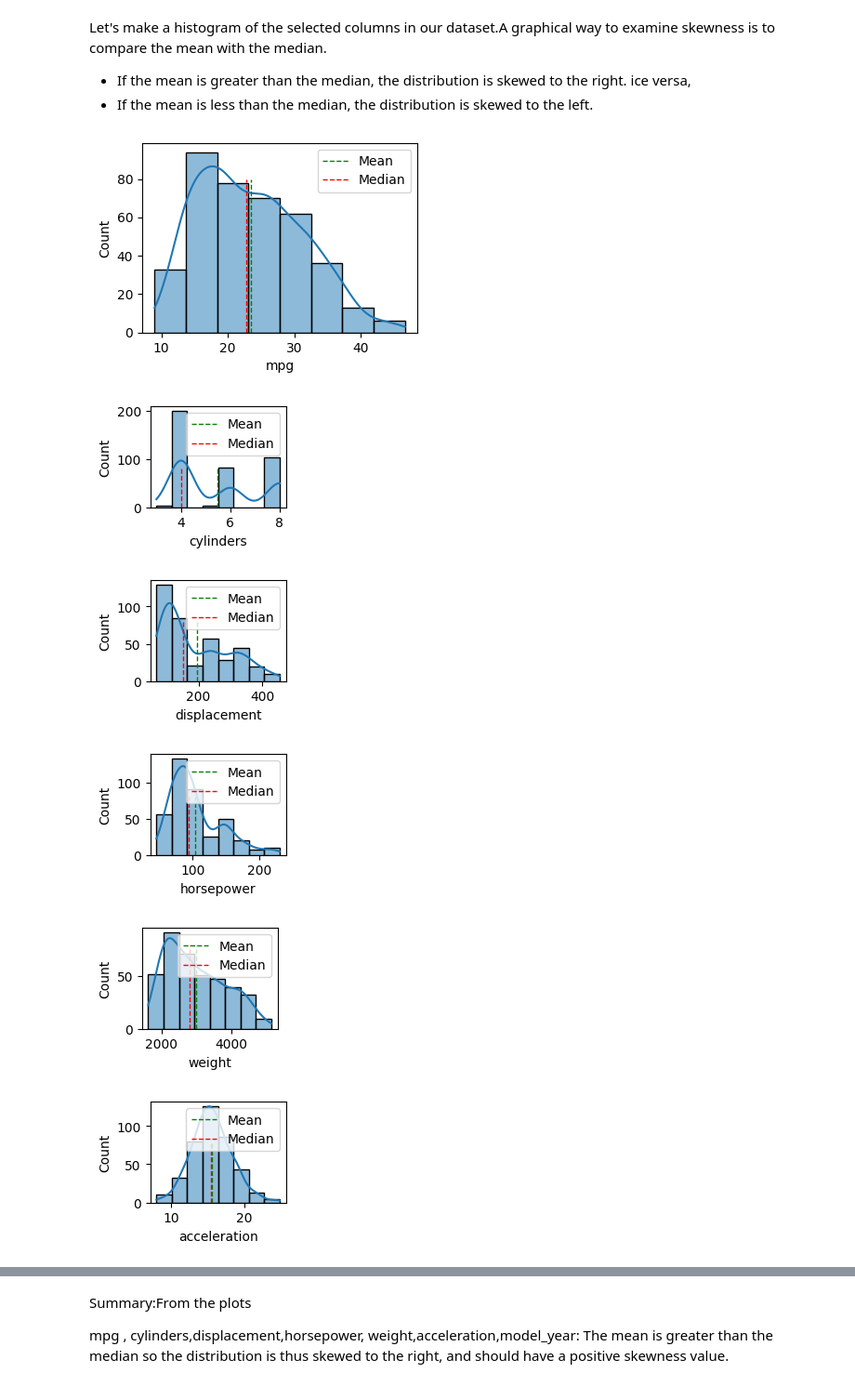
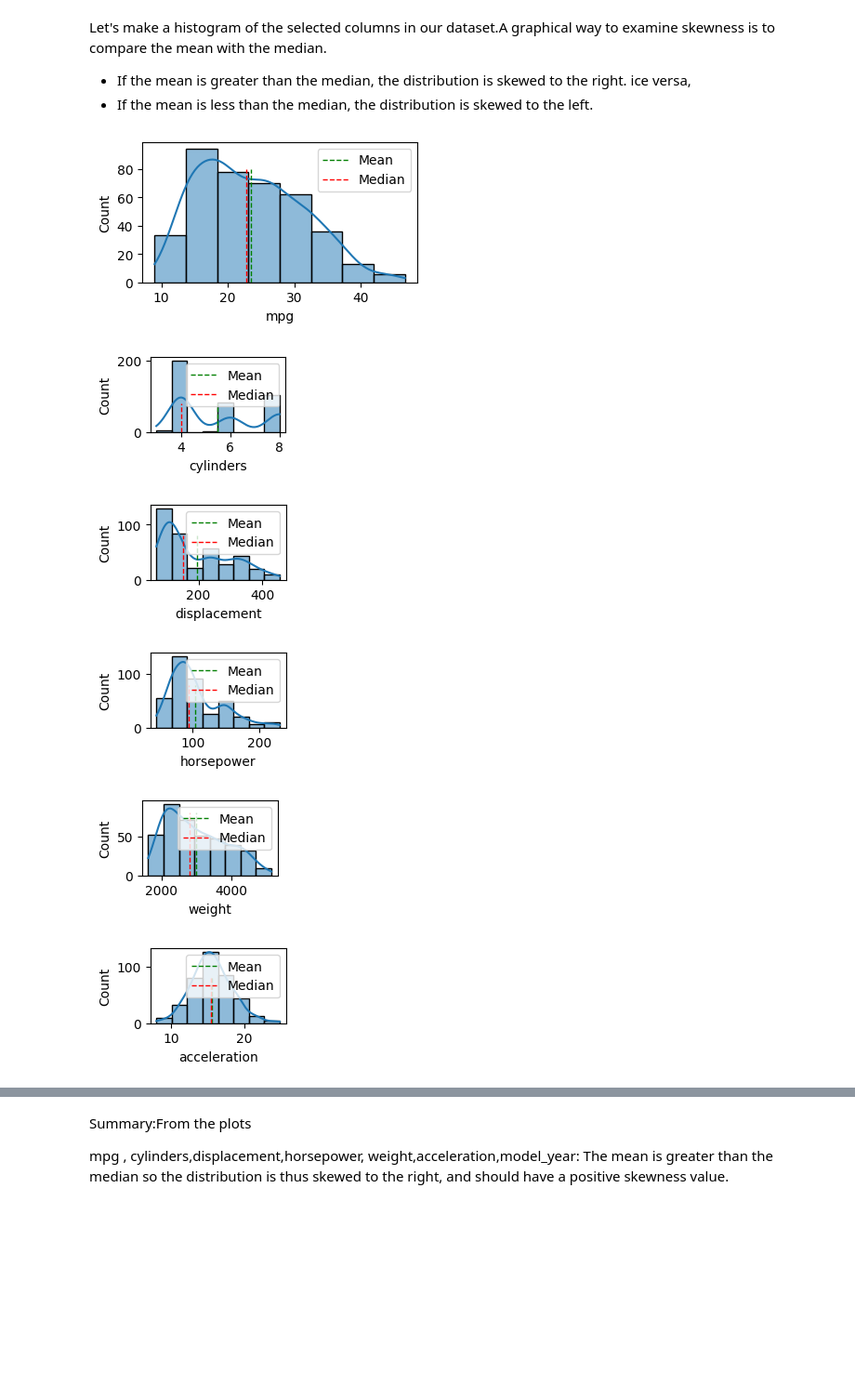
Before and after one commit to VineelaNedunuri/Statistiska_metoder-vineela-nedunuri, a Jupyter notebook: Uppgift/Deskriptiva mått.ipynb, the cells around one changed output, grey strips where cells are left out. Shown at 93% size. Saved outputs shown, nothing was run; the diff lists cells and outputs as text; code cells hidden in the pictures; blank space fills up the shorter version.

Commit message:
make subplots needed

```diff
--- a/Uppgift/Deskriptiva mått.ipynb
+++ b/Uppgift/Deskriptiva mått.ipynb
@@ -176,8 +176,8 @@ np.std(cars['mpg'],ddof=1) # with NumPy
 # %% [markdown]
 Pandas has a practical function called <code>describe()</code>. This function decribes the statstics of each column of dataset.
 # %%
-cars_sat= cars.loc[:, 'mpg':'model_year']
-cars_sat.head(2)
+cars_stat= cars.loc[:, 'mpg':'model_year']
+cars_stat.head(2)
 # %% [output]
 |  | mpg | cylinders | displacement | horsepower | weight | acceleration | model_year |
 | 0 | 18.0 | 8 | 307.0 | 130.0 | 3504 | 12.0 | 70 |
@@ -201,27 +201,26 @@ ice versa,
 - If the mean is less than the median, the distribution is skewed to the left.
 # %%
 ### Grundplot
-fig= plt.figure(figsize=(13,9))
+fig = plt.figure(figsize=(13,9))
 
-for i, x in enumerate(cars_sat):
+for i, col in enumerate(cars_stat.columns):
 
-    plt.subplot(3,3,i+1)
-    sns.histplot(cars_sat[x],bins=8, kde=True)
+    ax=plt.subplot(4,3,i+1)
+    sns.histplot(data = cars_stat,x=cars_stat[col],bins=8, ax=ax, kde=True)
 
     ### Mean och median
-    mean = cars_sat[x].mean() # calculate mean for cars sats data
-    median = cars_sat[x].median() # calculate median for cars sats data
-    plt.plot([mean, mean], [0, 80], color='green', linestyle='--', linewidth=1, label='Mean') # Plotta medelvärde för 'body_mass_g' med streckad grön linje
-    plt.plot([median, median], [0, 80], color='red', linestyle='--', linewidth=1, label='Median') # Plotta medianvärde för 'body_mass_g' med streckad röd linje
-
+    mean = cars_stat[col].mean() # calculate mean for cars sats data
+    median = cars_stat[col].median() # calculate median for cars sats data
+    ax.plot([mean, mean], [0, 80], color='green', linestyle='--', linewidth=1, label='Mean') # Plot mean value of car_stat with dashed green line
+    ax.plot([median, median], [0, 80], color='red', linestyle='--', linewidth=1, label='Median') # Plot median value of car_stat with dashed gred line
 
     ### Legend
-    leg = plt.legend(loc='upper right') # Rita legend för medelvärde och median i övre högra hörnet
+    leg = ax.legend(loc='upper right') # Draw legend for mean and median in upper right corner
     plt.show()
 # %% [output]
-[figure, old version]
+[figure, new version]
-[figure, old version]
+[figure, new version]
-[figure, old version]
+[figure, new version]
-[figure, old version]
+[figure, new version]
-[figure, old version]
+[figure, new version]
-[figure, old version]
+[figure, new version]
```
Also changed, not shown: parts of 4 cells of this notebook.
